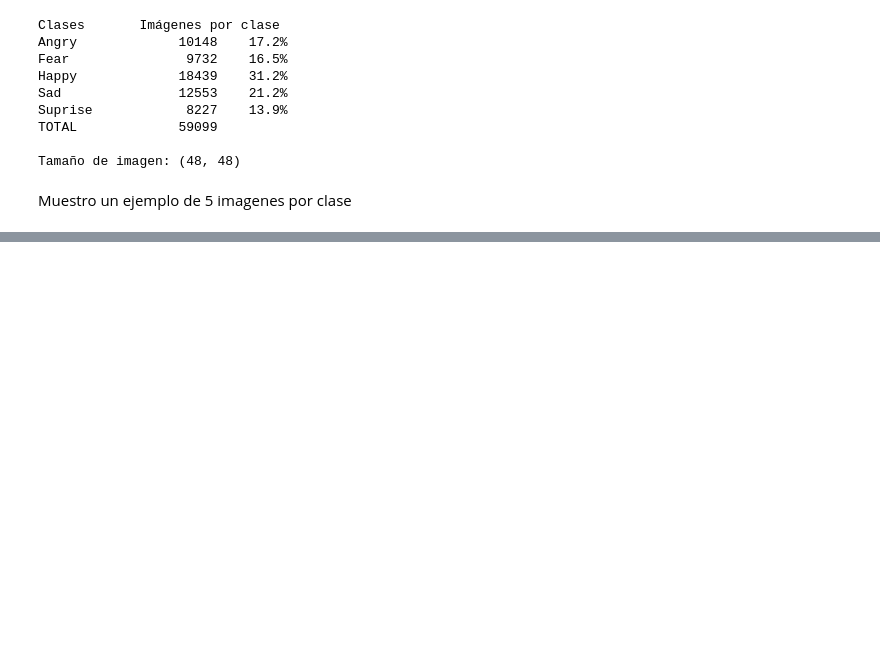
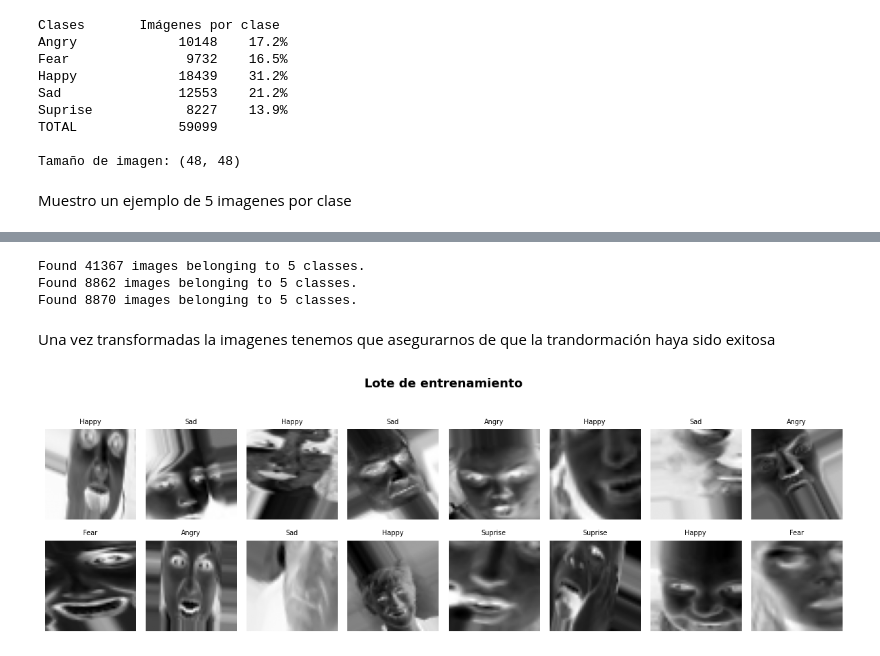
Before and after one commit to jacobo-perez-manteiga/Taller-3-CNN, a Jupyter notebook: PW2_E1_GROUP[n].ipynb, the cells around one changed output, grey strips where cells are left out. Saved outputs shown, nothing was run; the diff lists cells and outputs as text; code cells hidden in the pictures; blank space fills up the shorter version.

```diff
--- a/PW2_E1_GROUP[n].ipynb
+++ b/PW2_E1_GROUP[n].ipynb
@@ -172,0 +132,17 @@ for clase in clases:
+# %%
+TAMANO_IMG  = (48, 48)
+TAMANO_LOTE = 32
+NUM_CLASES  = len(clases)
+
+# Generador TRAIN con augmentation y rescaling
+generador_train = ImageDataGenerator(
+    rescale            = 1./255,
+    rotation_range     = 30,
+    width_shift_range  = 0.25,
+    height_shift_range = 0.25,
+    zoom_range         = [0.5, 1.5],
+    horizontal_flip    = True
+)
+
+# Generador VAL y TEST: en este caso solo normalización
+generador_valtest = ImageDataGenerator(rescale=1./255)
@@ -172,0 +164,55 @@ for clase in clases:
+# %%
+gen_train = generador_train.flow_from_directory(
+    RUTA_TRAIN,
+    target_size = TAMANO_IMG,
+    color_mode  = 'grayscale',
+    batch_size  = TAMANO_LOTE,
+    class_mode  = 'categorical',
+    shuffle     = True
+)
+
+gen_val = generador_valtest.flow_from_directory(
+    RUTA_VAL,
+    target_size = TAMANO_IMG,
+    color_mode  = 'grayscale',
+    batch_size  = TAMANO_LOTE,
+    class_mode  = 'categorical',
+    shuffle     = False
+)
+
+gen_test = generador_valtest.flow_from_directory(
+    RUTA_TEST,
+    target_size = TAMANO_IMG,
+    color_mode  = 'grayscale',
+    batch_size  = TAMANO_LOTE,
+    class_mode  = 'categorical',
+    shuffle     = False
+)
+# %% [output]
+Found 41367 images belonging to 5 classes.
+Found 8862 images belonging to 5 classes.
+Found 8870 images belonging to 5 classes.
+# %% [markdown]
+Una vez transformadas la imagenes tenemos que asegurarnos de que la trandormación haya sido exitosa
+# %%
+# primero pedimos un lote del generador de entrenamiento
+X_batch, Y_batch = next(gen_train)
+
+# obtengo el nombre de la clsae, por ejemplo -> 0: angry, 1: fear ...
+idx_a_clase = {v: k for k, v in gen_train.class_indices.items()}
+
+# representamos el lote para ver si las transformaciones se aplicaron
+filas, columnas = 2, 8
+fig, axes = plt.subplots(filas, columnas, figsize=(1.5 * columnas, 2 * filas))
+
+for i in range(filas * columnas):
+    ax = axes[i // columnas, i % columnas]
+    ax.imshow(X_batch[i].reshape(TAMANO_IMG), cmap='gray_r')
+    ax.set_title(idx_a_clase[np.argmax(Y_batch[i])], fontsize=7)
+    ax.axis('off')
+
+plt.suptitle('Lote de entrenamiento', fontsize=13, fontweight='bold', y=1.02)
+plt.tight_layout()
+plt.show()
+# %% [output]
+[figure, added]
```
Also changed, not shown: parts of 8 cells of this notebook, 2 other files.
